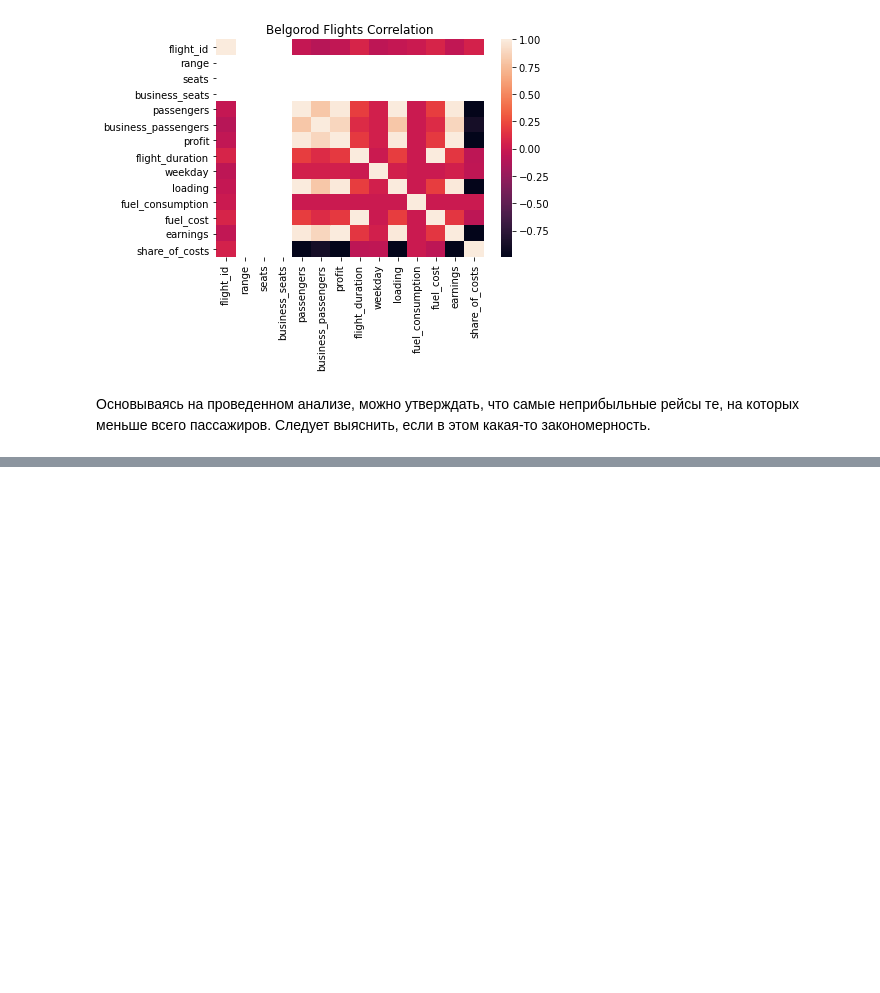
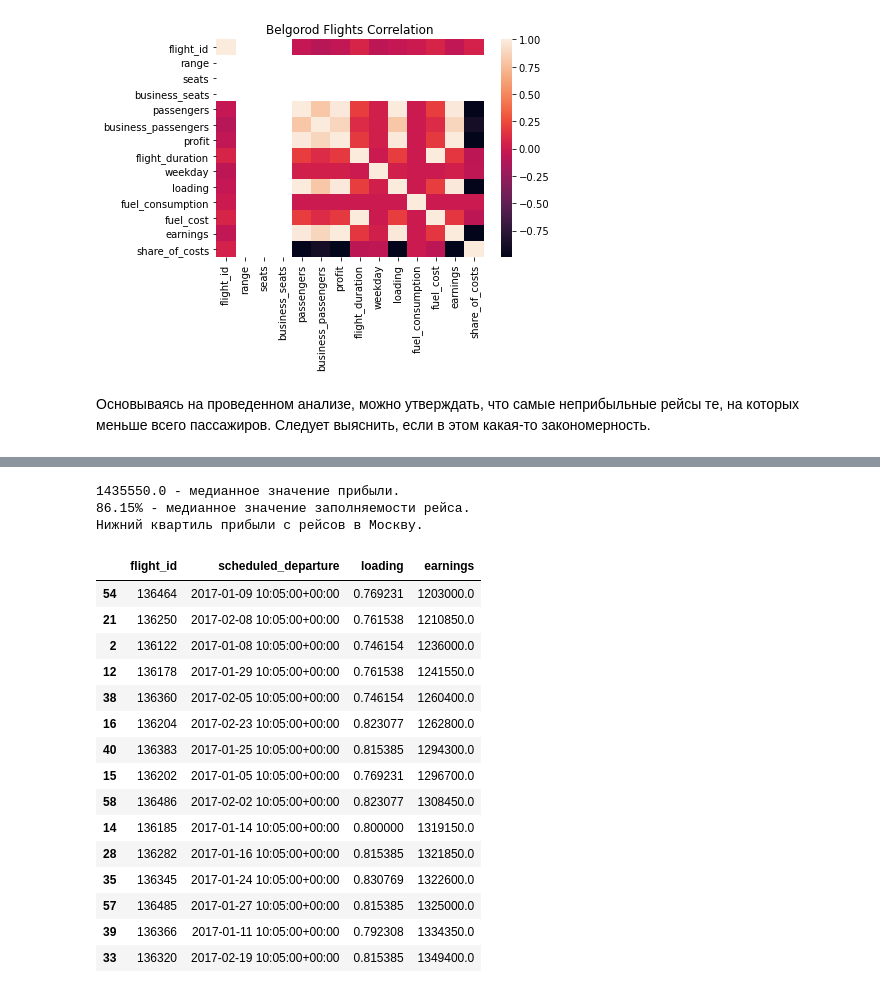
Before and after one commit to Golovolastik/skillfactory_rds, a Jupyter notebook: module_4/analysis.ipynb, the cells around one changed output, grey strips where cells are left out. Drawn from its saved outputs; the diff is of its cells as text; code cells hidden in the pictures; blank space fills up the shorter version.

```diff
--- a/module_4/analysis.ipynb
+++ b/module_4/analysis.ipynb
@@ -277,0 +270,26 @@ belgorod.describe()
+# %%
+print(f"{moscow.earnings.median()} - медианное значение прибыли.")
+print(f"{round((moscow.loading.median() * 100), 2)}% - медианное значение заполняемости рейса.")
+print("Нижний квартиль прибыли с рейсов в Москву.")
+display(m_unprofitable[['flight_id', 'scheduled_departure',
+                        'loading', 'earnings']].sort_values(by='earnings'))
+# %% [output]
+1435550.0 - медианное значение прибыли.
+86.15% - медианное значение заполняемости рейса.
+Нижний квартиль прибыли с рейсов в Москву.
+|  | flight_id | scheduled_departure | loading | earnings |
+| 54 | 136464 | 2017-01-09 10:05:00+00:00 | 0.769231 | 1203000.0 |
+| 21 | 136250 | 2017-02-08 10:05:00+00:00 | 0.761538 | 1210850.0 |
+| 2 | 136122 | 2017-01-08 10:05:00+00:00 | 0.746154 | 1236000.0 |
+| 12 | 136178 | 2017-01-29 10:05:00+00:00 | 0.761538 | 1241550.0 |
+| 38 | 136360 | 2017-02-05 10:05:00+00:00 | 0.746154 | 1260400.0 |
+| 16 | 136204 | 2017-02-23 10:05:00+00:00 | 0.823077 | 1262800.0 |
+| 40 | 136383 | 2017-01-25 10:05:00+00:00 | 0.815385 | 1294300.0 |
+| 15 | 136202 | 2017-01-05 10:05:00+00:00 | 0.769231 | 1296700.0 |
+| 58 | 136486 | 2017-02-02 10:05:00+00:00 | 0.823077 | 1308450.0 |
+| 14 | 136185 | 2017-01-14 10:05:00+00:00 | 0.800000 | 1319150.0 |
+| 28 | 136282 | 2017-01-16 10:05:00+00:00 | 0.815385 | 1321850.0 |
+| 35 | 136345 | 2017-01-24 10:05:00+00:00 | 0.830769 | 1322600.0 |
+| 57 | 136485 | 2017-01-27 10:05:00+00:00 | 0.815385 | 1325000.0 |
+| 39 | 136366 | 2017-01-11 10:05:00+00:00 | 0.792308 | 1334350.0 |
+| 33 | 136320 | 2017-02-19 10:05:00+00:00 | 0.815385 | 1349400.0 |
```
Also changed, not shown: parts of 20 cells of this notebook.
